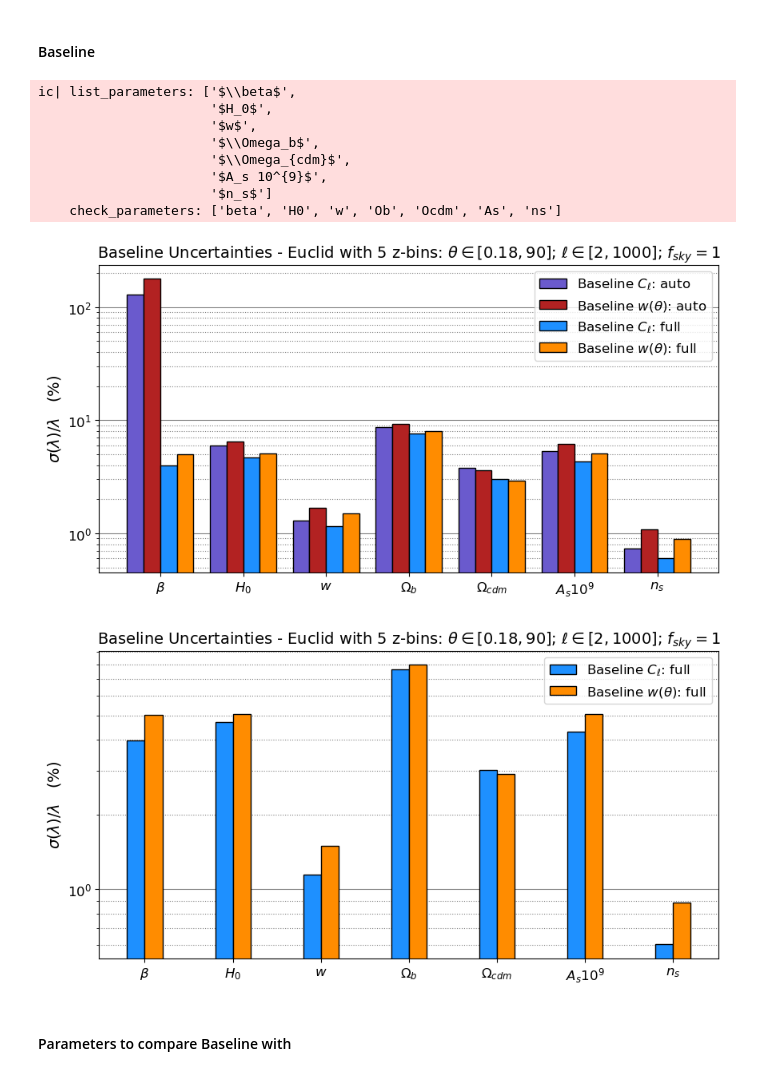
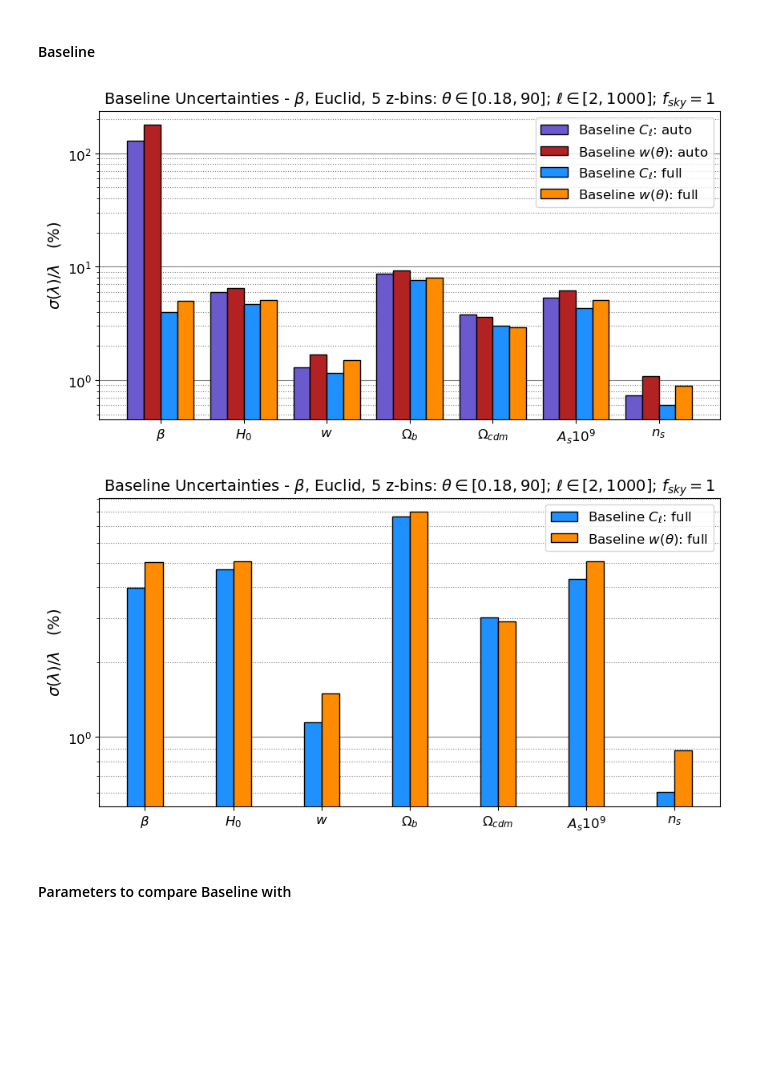
Before and after one commit to GreenTS27/Photo_Surveys-HI_IM-Fisher_Matrix, a Jupyter notebook: Fisher_Matrix_C_ell_vs_w_t.ipynb, the cells around one changed output. Saved outputs shown, nothing was run; the diff lists cells and outputs as text; code cells hidden in the pictures; blank space fills up the shorter version.

Commit message:
Organize code and save figures

```diff
--- a/Fisher_Matrix_C_ell_vs_w_t.ipynb
+++ b/Fisher_Matrix_C_ell_vs_w_t.ipynb
@@ -742,18 +765,18 @@ CornerPlot( Fishers, fid, par, par_titles, Plot_title, Flabels=Flabels, cores=[l
 # %% [markdown]
 #### Baseline
 # %%
-FIM_Cl_auto_Base  = np.loadtxt(open(F"{folder_name}FisherM_Cl_auto_{ save_filename}_f{10}_lmin{2}_thetaMax{90}.csv", "rb"), delimiter=" ", skiprows=0)
-FIM_w_auto_Base   = np.loadtxt(open(F"{folder_name}FisherM_w_auto_{  save_filename}_f{10}_lmin{2}_thetaMax{90}.csv", "rb"), delimiter=" ", skiprows=0)
+FIM_Cl_auto_Base = np.loadtxt(open(F"{folder_name}FisherM_Cl_auto_{save_filename}_f{10}_lmin{2}_thetaMax{90}.csv", "rb"), delimiter=" ", skiprows=0)
+FIM_w_auto_Base  = np.loadtxt(open(F"{folder_name}FisherM_w_auto_{ save_filename}_f{10}_lmin{2}_thetaMax{90}.csv", "rb"), delimiter=" ", skiprows=0)
 FIM_Cl_full_Base = np.loadtxt(open(F"{folder_name}FisherM_Cl_full_{save_filename}_f{10}_lmin{2}_thetaMax{90}.csv", "rb"), delimiter=" ", skiprows=0)
 FIM_w_full_Base  = np.loadtxt(open(F"{folder_name}FisherM_w_full_{ save_filename}_f{10}_lmin{2}_thetaMax{90}.csv", "rb"), delimiter=" ", skiprows=0)
 
-Inv_FIM_Cl_auto_Base = np.linalg.inv( FIM_Cl_auto_Base )
-Inv_FIM_w_auto_Base  = np.linalg.inv( FIM_w_auto_Base  )
+Inv_FIM_Cl_auto_Base = np.linalg.inv( FIM_Cl_auto_Base)
+Inv_FIM_w_auto_Base  = np.linalg.inv( FIM_w_auto_Base )
 Inv_FIM_Cl_full_Base = np.linalg.inv( FIM_Cl_full_Base)
 Inv_FIM_w_full_Base  = np.linalg.inv( FIM_w_full_Base )
 
-Title_plot = rf"Baseline Uncertainties - {Survey} with {N_bins} z-bins: $\theta \in [{0.18}, {90}]$; $\ell \in [{2}, {1000}]$; " + r"$f_{sky} = 1$"
-# Title_plot = r"Baseline Uncertainties: Set $\beta$"
+Title_plot = rf"Baseline Uncertainties - $\{set_name}$, {Survey}, {N_bins} z-bins: $\theta \in [{0.18}, {90}]$; $\ell \in [{2}, {1000}]$; " + r"$f_{sky} = 1$"
+name_fig_hist_base = f"Figures/Hist_{set_name}_{Survey}_{N_bins}z-bins_theta_018_90-ell_2_1000-f_sky_10"
 
 list_parameters = [
     # r"$s(z_1)$",
@@ -775,12 +798,6 @@ for key in dic_Cosm_param.keys():
     parameters_vals.append( dic_Cosm_param[key][1] )
     check_parameters.append( key )
 
-ic(list_parameters, check_parameters)
-
-
-
-Est_Result_dic_Base = { }
-
 array_Cl_auto_Base = np.zeros( len(list_parameters) )
 array_w_auto_Base  = np.zeros( len(list_parameters) )
 array_Cl_full_Base = np.zeros( len(list_parameters) )
@@ -791,7 +808,7 @@ for index_p, p in enumerate(parameters_vals):
     array_Cl_full_Base[index_p] = np.sqrt( Inv_FIM_Cl_full_Base [index_p,index_p] ) / np.abs(p) * 100
     array_w_full_Base[index_p]  = np.sqrt( Inv_FIM_w_full_Base [index_p,index_p] )  / np.abs(p) * 100
 
-
+Est_Result_dic_Base = { }
 Est_Result_dic_Base[r"Baseline $C_\ell$: auto"]    = array_Cl_auto_Base
 Est_Result_dic_Base[r"Baseline $w(\theta)$: auto"]= array_w_auto_Base
 Est_Result_dic_Base[r"Baseline $C_\ell$: full"]    = array_Cl_full_Base
@@ -801,11 +818,11 @@ list_Base_keys= []
 for key in Est_Result_dic_Base.keys():
     list_Base_keys.append(key)
 
+# Ploting
+fig, ax = plt.subplots(figsize=(10,5))
+
 width=0.2
 Label_loc = np.arange(len(list_parameters))
-
-fig, ax = plt.subplots(figsize=(10,5))
-
 counter = 0
 for key in list_Base_keys:
     offset = width * counter
@@ -816,57 +833,47 @@ ax.set_ylabel(r'$\sigma(\lambda) / \lambda \quad (\%)$')
 ax.set_title( f'{Title_plot}', fontsize=14)
 ax.set_xticks(Label_loc + 1.5*width, list_parameters, rotation=0)
 ax.set_yscale("log")
-plt.legend()
-
 ax.set_axisbelow(True)
 ax.yaxis.grid(color='grey', linestyle='solid', which="major")
 ax.yaxis.grid(color='gray', linestyle="dotted", which="minor")
-
+plt.legend()
+plt.savefig(name_fig_hist_base+".png")
 plt.show()
 
 
 ########################## Plotting only Full correlations ##############################
 
 Est_Result_dic_Base_full = { }
 Est_Result_dic_Base_full[r"Baseline $C_\ell$: full"]    = array_Cl_full_Base
 Est_Result_dic_Base_full[r"Baseline $w(\theta)$: full"] = array_w_full_Base
 
 list_Base_keys_full= []
 for key in Est_Result_dic_Base_full.keys():
     list_Base_keys_full.append(key)
 
 fig, ax = plt.subplots(figsize=(10,5))
+
 list_colors_full = ["dodgerblue", "darkorange" ]
-
 counter = 0
 for key in list_Base_keys_full:
     offset = width * counter
     rects = ax.bar(Label_loc + offset, Est_Result_dic_Base_full[key], width,
                    label=key, color=list_colors_full[counter], edgecolor="k")
     counter += 1
 
 ax.set_ylabel(r'$\sigma(\lambda) / \lambda \quad (\%)$')
 ax.set_title( f'{Title_plot}', fontsize=14)
 ax.set_xticks(Label_loc + 0.5*width, list_parameters, rotation=0)
 ax.set_yscale("log")
-plt.legend()
-
 ax.set_axisbelow(True)
 ax.yaxis.grid(color='grey', linestyle='solid', which="major")
 ax.yaxis.grid(color='gray', linestyle="dotted", which="minor")
-
+plt.legend()
+plt.savefig(name_fig_hist_base+"_full.png")
 plt.show()
 # %% [output]
-ic| list_parameters: ['$\\beta$',
-                      '$H_0$',
-                      '$w$',
-                      '$\\Omega_b$',
-                      '$\\Omega_{cdm}$',
-                      '$A_s 10^{9}$',
-                      '$n_s$']
-    check_parameters: ['beta', 'H0', 'w', 'Ob', 'Ocdm', 'As', 'ns']
-[figure, old version]
+[figure, new version]
-[figure, old version]
+[figure, new version]
 # %% [markdown]
 #### Parameters to compare Baseline with
 # %%
```
Also changed, not shown: parts of 15 cells of this notebook.
